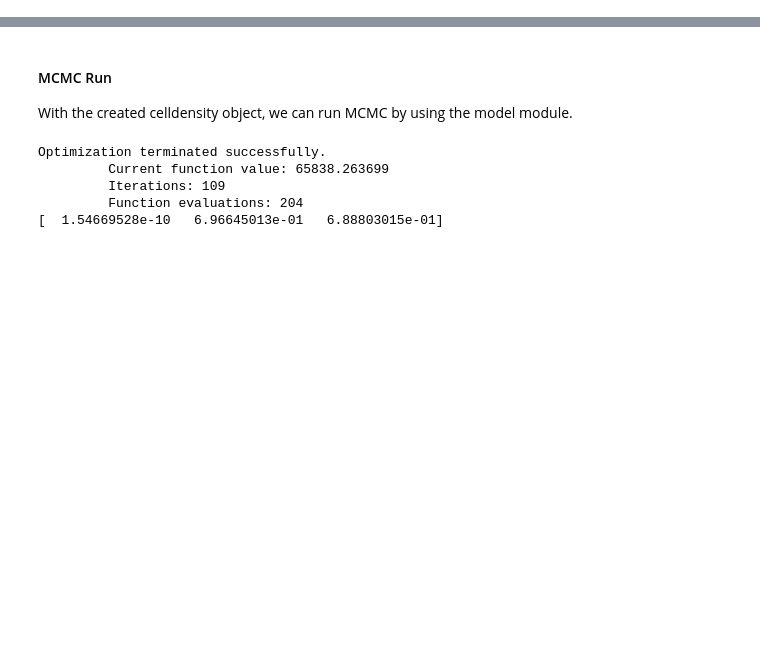
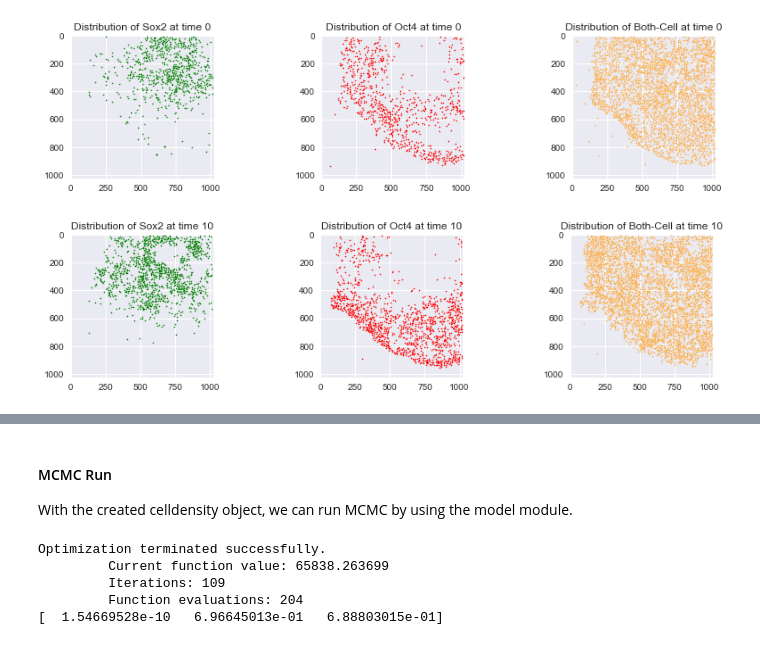
Before and after one commit to tessadgreen/cellfate, a Jupyter notebook: Tutorial.ipynb, the cells around one changed output, grey strips where cells are left out. Saved outputs shown, nothing was run; the diff lists cells and outputs as text; code cells hidden in the pictures; blank space fills up the shorter version.

Commit message:
Change the image size + describe data input

```diff
--- a/Tutorial.ipynb
+++ b/Tutorial.ipynb
@@ -50,0 +113,9 @@ our_data.plotMap()
+# %%
+# Take a look at the cell distribution at time = 0
+celldensity.draw_cell_loc('full-data.csv', 'Sox2', 'Oct4', 0)
+
+# Take a look at the cell distribution at time = 10
+celldensity.draw_cell_loc('full-data.csv', 'Sox2', 'Oct4', 10)
+# %% [output]
+[figure, added]
+[figure, added]
```
Also changed, not shown: parts of 13 cells of this notebook.
